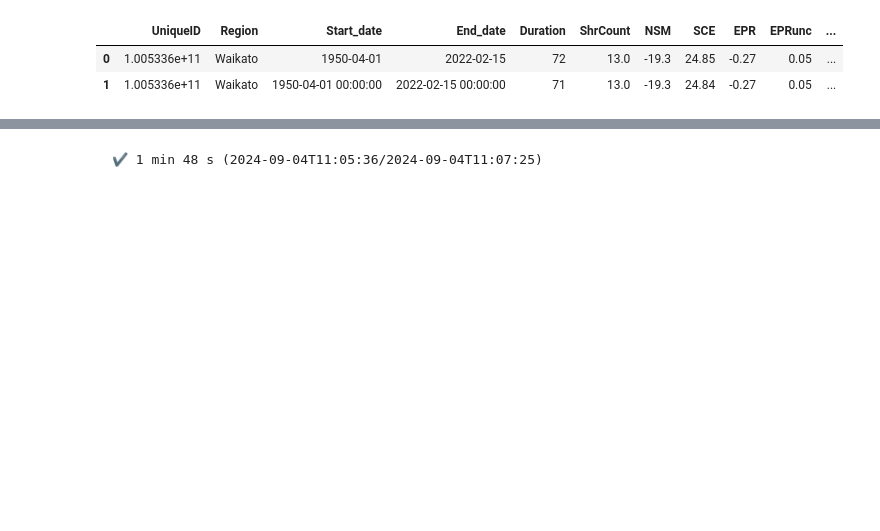
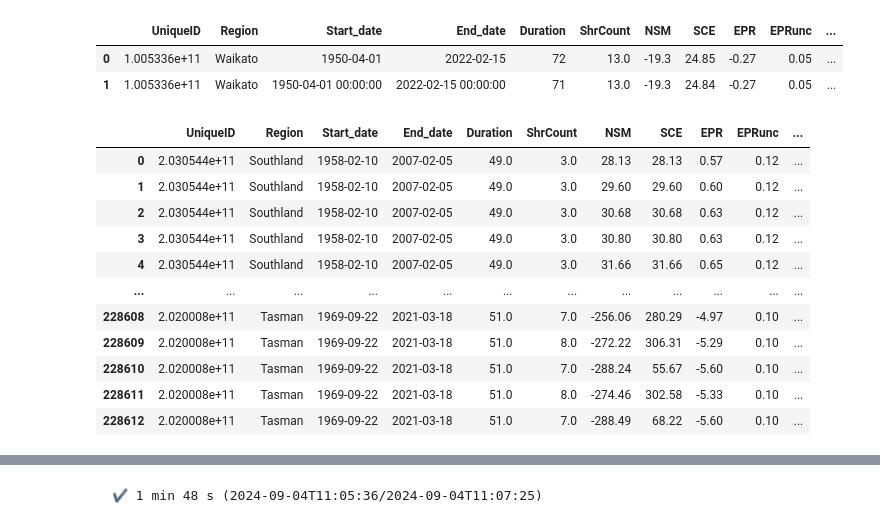
Before and after one commit to UoA-eResearch/retrolens, a Jupyter notebook: DSAS.ipynb, the cells around one changed output, grey strips where cells are left out. Cells and saved outputs as stored; diff of their text form; code cells hidden in the pictures; blank space fills up the shorter version.

Commit message:
compare against all DSAS rates, support Windows

```diff
--- a/DSAS.ipynb
+++ b/DSAS.ipynb
@@ -83,4 +83,4 @@ time: 851 ms (started: 2025-12-01 17:24:32 +13:00)
 # %%
-rates = gpd.read_file("Data for testing/kx-nzccd-coastal-change-rates-SHP.zip")
-rates
+DSAS_rates = gpd.read_file("Data for testing/kx-nzccd-coastal-change-rates-SHP.zip")
+DSAS_rates
 # %% [output]
@@ -138,7 +138,7 @@ def process_row(Unique_ID):
         "Duration": round(duration),
         "ShrCount": len(df),
         "NSM": round(NSM, 2),
-        "SCE": df.intersect_point.apply(lambda p: df.intersect_point.distance(p).max()).max().round(2),
+        "SCE": round(df.intersect_point.apply(lambda p: df.intersect_point.distance(p).max()).max(), 2),
         "EPR": round(NSM / duration, 2),
         "EPRunc": round(np.sqrt(df.Total_UNCY.iloc[0] ** 2 + df.Total_UNCY.iloc[-1] ** 2) / duration, 2),
         "LRR": LR.params.YearsSinceBase.round(2),
@@ -156,8 +156,12 @@ def process_row(Unique_ID):
         "Distances": df.Distance.round(2).tolist(),
     }
 
-display(pd.DataFrame([process_row(100533643879), rates.iloc[0]]))
-results = process_map(process_row, transects.index, chunksize=100)
+display(pd.DataFrame([process_row(100533643879), DSAS_rates.iloc[0]]))
+import platform
+if platform.system() == "Windows":
+    results = thread_map(process_row, transects.index, chunksize=100)
+else:
+    results = process_map(process_row, transects.index, chunksize=100)
 rates = gpd.GeoDataFrame(results, crs=2193)
 rates
 # %% [output]
@@ -164,3 +169,15 @@ rates
 |  | UniqueID | Region | Start_date | End_date | Duration | ShrCount | NSM | SCE | EPR | EPRunc | ... |
 | 0 | 1.005336e+11 | Waikato | 1950-04-01 | 2022-02-15 | 72 | 13.0 | -19.3 | 24.85 | -0.27 | 0.05 | ... |
 | 1 | 1.005336e+11 | Waikato | 1950-04-01 00:00:00 | 2022-02-15 00:00:00 | 71 | 13.0 | -19.3 | 24.84 | -0.27 | 0.05 | ... |
+|  | UniqueID | Region | Start_date | End_date | Duration | ShrCount | NSM | SCE | EPR | EPRunc | ... |
+| 0 | 2.030544e+11 | Southland | 1958-02-10 | 2007-02-05 | 49.0 | 3.0 | 28.13 | 28.13 | 0.57 | 0.12 | ... |
+| 1 | 2.030544e+11 | Southland | 1958-02-10 | 2007-02-05 | 49.0 | 3.0 | 29.60 | 29.60 | 0.60 | 0.12 | ... |
+| 2 | 2.030544e+11 | Southland | 1958-02-10 | 2007-02-05 | 49.0 | 3.0 | 30.68 | 30.68 | 0.63 | 0.12 | ... |
+| 3 | 2.030544e+11 | Southland | 1958-02-10 | 2007-02-05 | 49.0 | 3.0 | 30.80 | 30.80 | 0.63 | 0.12 | ... |
+| 4 | 2.030544e+11 | Southland | 1958-02-10 | 2007-02-05 | 49.0 | 3.0 | 31.66 | 31.66 | 0.65 | 0.12 | ... |
+| ... | ... | ... | ... | ... | ... | ... | ... | ... | ... | ... | ... |
+| 228608 | 2.020008e+11 | Tasman | 1969-09-22 | 2021-03-18 | 51.0 | 7.0 | -256.06 | 280.29 | -4.97 | 0.10 | ... |
+| 228609 | 2.020008e+11 | Tasman | 1969-09-22 | 2021-03-18 | 51.0 | 8.0 | -272.22 | 306.31 | -5.29 | 0.10 | ... |
+| 228610 | 2.020008e+11 | Tasman | 1969-09-22 | 2021-03-18 | 51.0 | 7.0 | -288.24 | 55.67 | -5.60 | 0.10 | ... |
+| 228611 | 2.020008e+11 | Tasman | 1969-09-22 | 2021-03-18 | 51.0 | 8.0 | -274.46 | 302.58 | -5.33 | 0.10 | ... |
+| 228612 | 2.020008e+11 | Tasman | 1969-09-22 | 2021-03-18 | 51.0 | 7.0 | -288.49 | 68.22 | -5.60 | 0.10 | ... |
```
Also changed, not shown: parts of 12 cells of this notebook, 1 other file.
